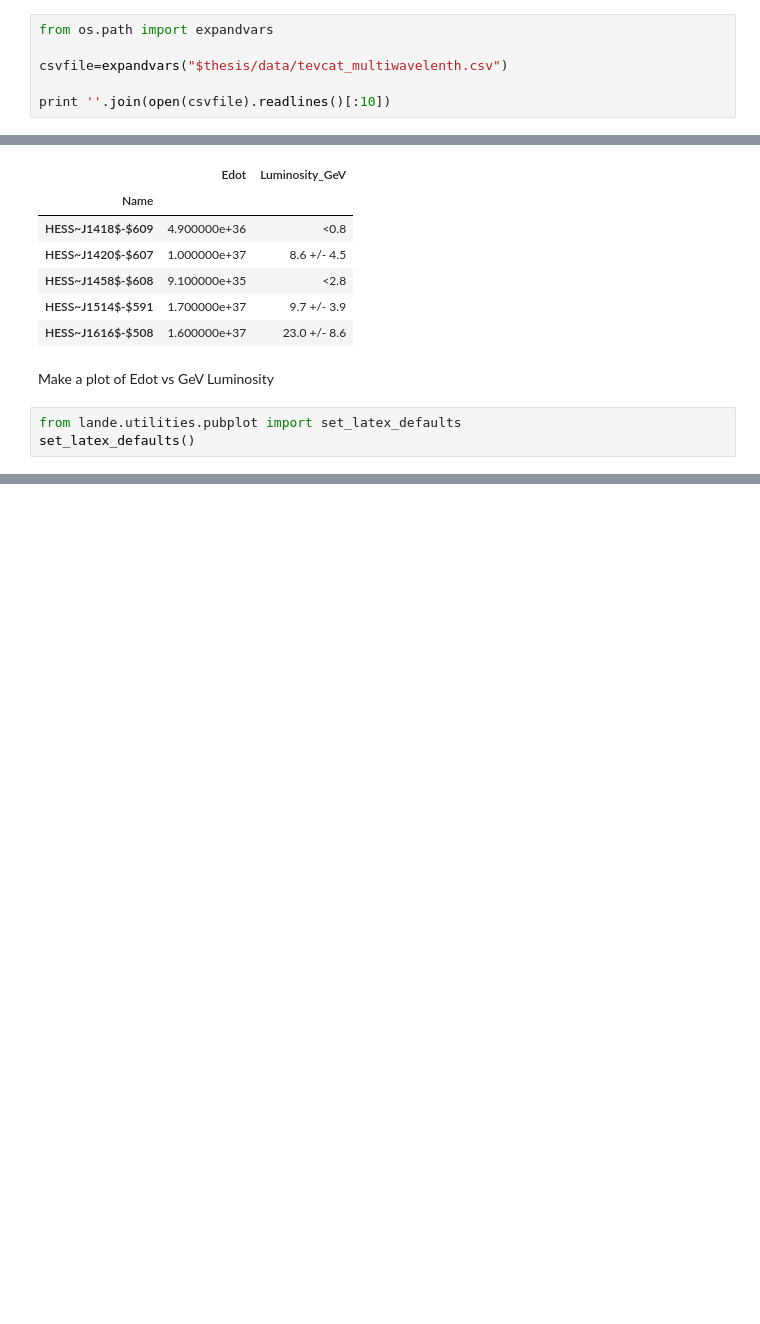
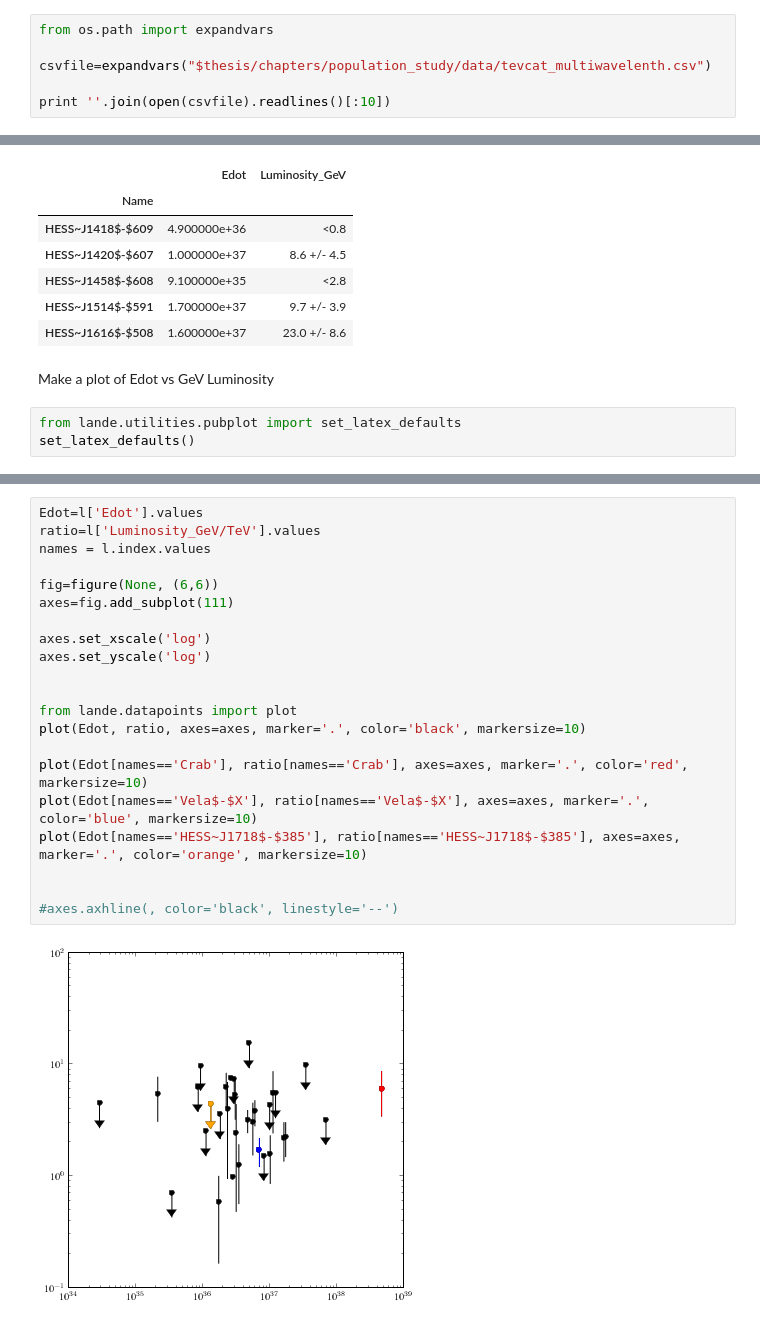
Before and after one commit to joshualande/PhD-Thesis, a Jupyter notebook: chapters/population_study/data/04-03-2013 - PWN Population.ipynb, the cells around one changed output, grey strips where cells are left out. Drawn from its saved outputs; the diff is of its cells as text; blank space fills up the shorter version.

```diff
--- a/chapters/population_study/data/04-03-2013 - PWN Population.ipynb
+++ b/chapters/population_study/data/04-03-2013 - PWN Population.ipynb
@@ -5,7 +5,7 @@ The multiwavelenth data from the paper is stored in a csv file:
 # %%
 from os.path import expandvars
 
-csvfile=expandvars("$thesis/data/tevcat_multiwavelenth.csv")
+csvfile=expandvars("$thesis/chapters/population_study/data/tevcat_multiwavelenth.csv")
 
 print ''.join(open(csvfile).readlines()[:10])
 # %% [output]
@@ -149,0 +169,23 @@ savefig('pwn_luminosity_vs_edot.pdf')
+# %%
+Edot=l['Edot'].values
+ratio=l['Luminosity_GeV/TeV'].values
+names = l.index.values
+
+fig=figure(None, (6,6))
+axes=fig.add_subplot(111)
+
+axes.set_xscale('log')
+axes.set_yscale('log')
+
+
+from lande.datapoints import plot
+plot(Edot, ratio, axes=axes, marker='.', color='black', markersize=10)
+
+plot(Edot[names=='Crab'], ratio[names=='Crab'], axes=axes, marker='.', color='red', markersize=10)
+plot(Edot[names=='Vela$-$X'], ratio[names=='Vela$-$X'], axes=axes, marker='.', color='blue', markersize=10)
+plot(Edot[names=='HESS~J1718$-$385'], ratio[names=='HESS~J1718$-$385'], axes=axes, marker='.', color='orange', markersize=10)
+
+
+#axes.axhline(, color='black', linestyle='--')
+# %% [output]
+[figure, added]
```
Also changed, not shown: parts of 5 cells of this notebook, 2 other files.
